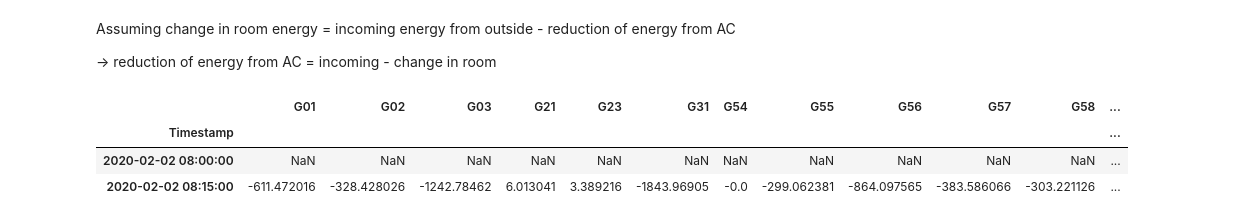
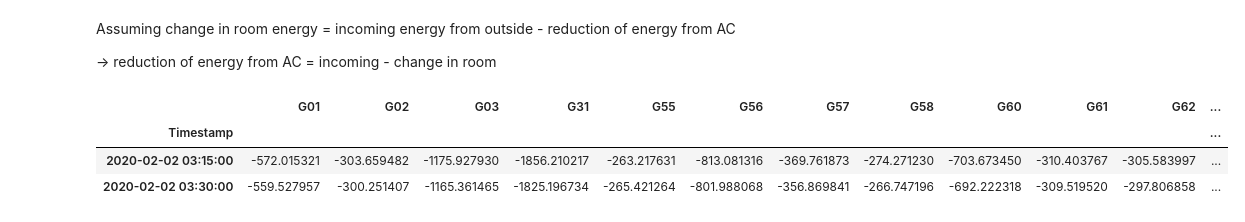
Before and after one commit to Pencilvesterr/TRC4200_LTB, a Jupyter notebook: master_notebook.ipynb, the cells around one changed output. Saved outputs shown, nothing was run; the diff lists cells and outputs as text; code cells hidden in the pictures.

```diff
--- a/master_notebook.ipynb
+++ b/master_notebook.ipynb
@@ -17,6 +13,16 @@ df_room_info = create_room_info_df(room_info_raw)
+# %%
+df_ltb_temps = create_temp_df(df_fcu_sth_raw, df_fcu_nth_raw, df_ahu_raw)
+df_chiller_boiler_power = create_chiller_boiler_power_df(df_chiller_boiler_raw)
+df_room_info = create_room_info_df(room_info_raw)
+
+# Ignore rooms with no external walls
+df_ltb_temps = df_ltb_temps.drop(['FCU-24 ZnTmp', 'AHU-B1-02 ZnTmp_1', 'AHU-B1-02 ZnTmp_2','FCU-16 ZnTmp', 'FCU-15 ZnTmp'], axis=1)
+df_room_info = df_room_info[df_room_info['AHU / FCU'] != 'AHU-B1-02']
+df_room_info = df_room_info[df_room_info['AHU / FCU'] != 'FCU-16']
+df_room_info = df_room_info[df_room_info['AHU / FCU'] != 'FCU-15']
 # %%
-df_energy_room_change = energyLossAllRooms(df_ltb_temps, df_room_info, time_frame=["08:00", "16:00"])
-df_energy_external = energy_to_building(df_ltb_temps, df_room_info, time_frame=["08:00", "16:00"])
+df_energy_room_change = energyLossAllRooms(df_ltb_temps, df_room_info, time_frame=["03:00", "5:00"])
+df_energy_external = energy_to_building(df_ltb_temps, df_room_info, time_frame=["03:00", "5:00"])
 # %% [markdown]
 # Plotting results
 # %% [markdown]
@@ -73,11 +102,11 @@ Assuming change in room energy = incoming energy from outside - reduction of ene
 
 -> reduction of energy from AC = incoming - change in room
 # %%
-reduction = df_energy_external - df_energy_room_change
-reduction.iloc[:2]
+df_effectice_ac_energy = df_energy_external - df_energy_room_change
+df_effectice_ac_energy.iloc[1:3]
 # %% [output]
-|  | G01 | G02 | G03 | G21 | G23 | G31 | G54 | G55 | G56 | G57 | G58 | ... |
+|  | G01 | G02 | G03 | G31 | G55 | G56 | G57 | G58 | G60 | G61 | G62 | ... |
 | Timestamp |  |  |  |  |  |  |  |  |  |  |  | ... |
-| 2020-02-02 08:00:00 | NaN | NaN | NaN | NaN | NaN | NaN | NaN | NaN | NaN | NaN | NaN | ... |
-| 2020-02-02 08:15:00 | -611.472016 | -328.428026 | -1242.78462 | 6.013041 | 3.389216 | -1843.96905 | -0.0 | -299.062381 | -864.097565 | -383.586066 | -303.221126 | ... |
+| 2020-02-02 03:15:00 | -572.015321 | -303.659482 | -1175.927930 | -1856.210217 | -263.217631 | -813.081316 | -369.761873 | -274.271230 | -703.673450 | -310.403767 | -305.583997 | ... |
+| 2020-02-02 03:30:00 | -559.527957 | -300.251407 | -1165.361465 | -1825.196734 | -265.421264 | -801.988068 | -356.869841 | -266.747196 | -692.222318 | -309.519520 | -297.806858 | ... |
 # %%
```
Also changed, not shown: parts of 11 cells of this notebook.
